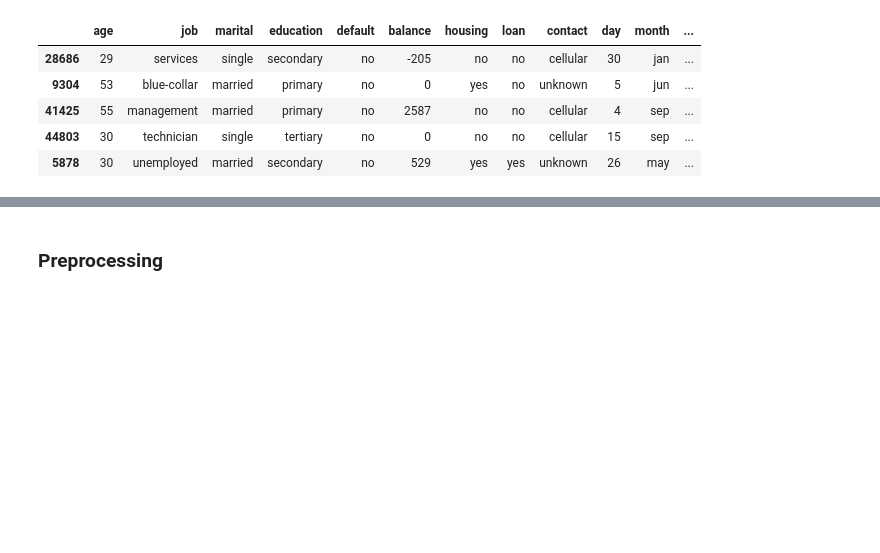
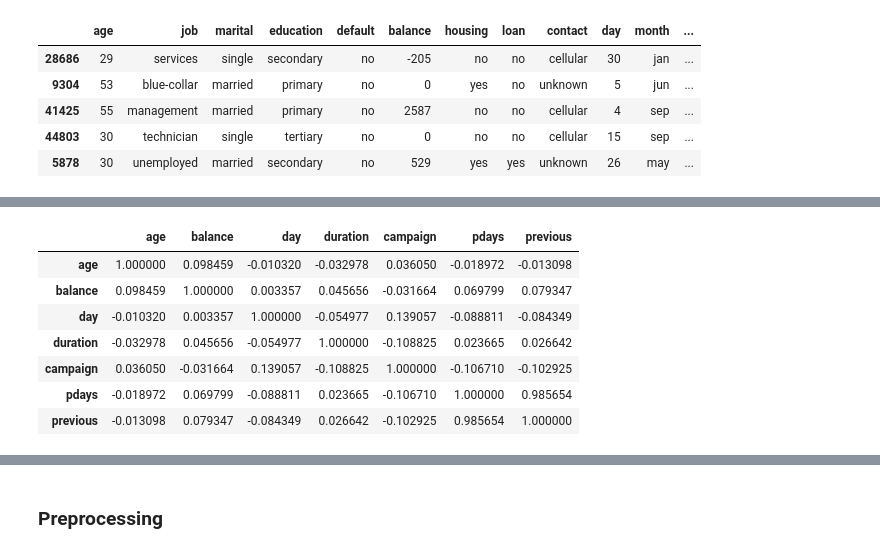
Before and after one commit to UBC-MDS/dsci_522_group_8_bank_marketing_project, a Jupyter notebook: bank_analysis.ipynb, the cells around one changed output, grey strips where cells are left out. Cells and saved outputs as stored; diff of their text form; code cells hidden in the pictures; blank space fills up the shorter version.

Commit message:
Added corelation matrix of numerical variables

```diff
--- a/bank_analysis.ipynb
+++ b/bank_analysis.ipynb
@@ -173,3 +173,19 @@ train_df.head()
 #     x = alt.X("count()").stack(False).scale(zero = False),
 #     color = alt.Color('target:O')
 # ).repeat(["job", "marital", "education", "default", "housing", "loan", "contact", "poutcome"])
+# %%
+# Distributions
+import altair as alt
+alt.data_transformers.enable("vegafusion")
+
+numerical_col = train_df.select_dtypes(include=['int64', 'float64']).columns.to_list()
+numeric_cols_hists = alt.Chart(train_df).mark_bar().encode(
+    alt.X(alt.repeat("row"),type = "quantiive", bin=alt.Bin(maxbins=50)),
+    y="count()",
+).properties(
+    width=300,
+    height=200
+).repeat(
+    row = numerical_col
+)
+numeric_cols_hists
@@ -175,0 +194,14 @@ train_df.head()
+# %%
+# Correlation matrix
+
+correlation_matrix = train_df[numerical_col].corr('spearman').style.background_gradient()
+correlation_matrix
+# %% [output]
+|  | age | balance | day | duration | campaign | pdays | previous |
+| age | 1.000000 | 0.098459 | -0.010320 | -0.032978 | 0.036050 | -0.018972 | -0.013098 |
+| balance | 0.098459 | 1.000000 | 0.003357 | 0.045656 | -0.031664 | 0.069799 | 0.079347 |
+| day | -0.010320 | 0.003357 | 1.000000 | -0.054977 | 0.139057 | -0.088811 | -0.084349 |
+| duration | -0.032978 | 0.045656 | -0.054977 | 1.000000 | -0.108825 | 0.023665 | 0.026642 |
+| campaign | 0.036050 | -0.031664 | 0.139057 | -0.108825 | 1.000000 | -0.106710 | -0.102925 |
+| pdays | -0.018972 | 0.069799 | -0.088811 | 0.023665 | -0.106710 | 1.000000 | 0.985654 |
+| previous | -0.013098 | 0.079347 | -0.084349 | 0.026642 | -0.102925 | 0.985654 | 1.000000 |
```
Also changed, not shown: parts of 11 cells of this notebook.
